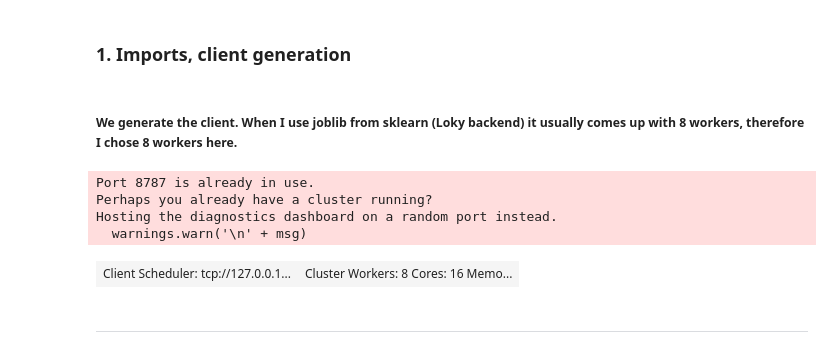
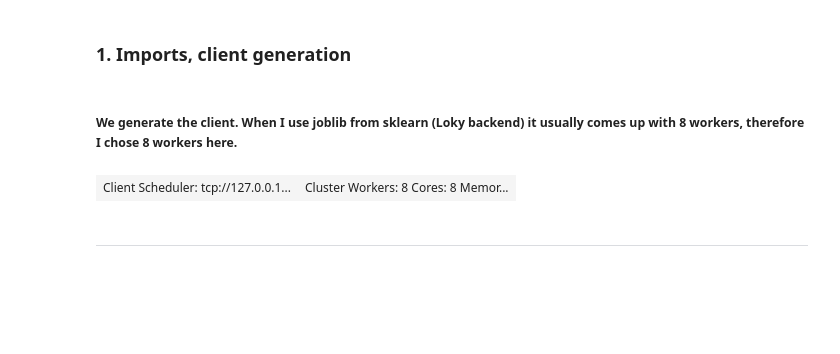
Before and after one commit to cleliacrv/python-dask-assignment, a Jupyter notebook: Python Dask Assignment.ipynb, the cells around one changed output. Saved outputs shown, nothing was run; the diff lists cells and outputs as text; code cells hidden in the pictures; blank space fills up the shorter version.

```diff
--- a/Python Dask Assignment.ipynb
+++ b/Python Dask Assignment.ipynb
@@ -45,14 +49,10 @@ import dask.dataframe as dd
 ##### We generate the client. When I use joblib from sklearn (Loky backend) it usually comes up with 8 workers, therefore I chose 8 workers here.
 # %%
 from dask.distributed import Client, progress
-client = Client(n_workers=8, threads_per_worker=2, memory_limit='1GB')
+client = Client(n_workers=8, threads_per_worker=1, memory_limit='1GB')
 client
 # %% [output]
-Port 8787 is already in use.
-Perhaps you already have a cluster running?
-Hosting the diagnostics dashboard on a random port instead.
-  warnings.warn('\n' + msg)
-| Client Scheduler: tcp://127.0.0.1... | Cluster Workers: 8 Cores: 16 Memo... |
+| Client Scheduler: tcp://127.0.0.1... | Cluster Workers: 8 Cores: 8 Memor... |
 # %% [markdown]
 ***
 # %% [markdown]
```
Also changed, not shown: parts of 30 cells of this notebook, 24 other files.
